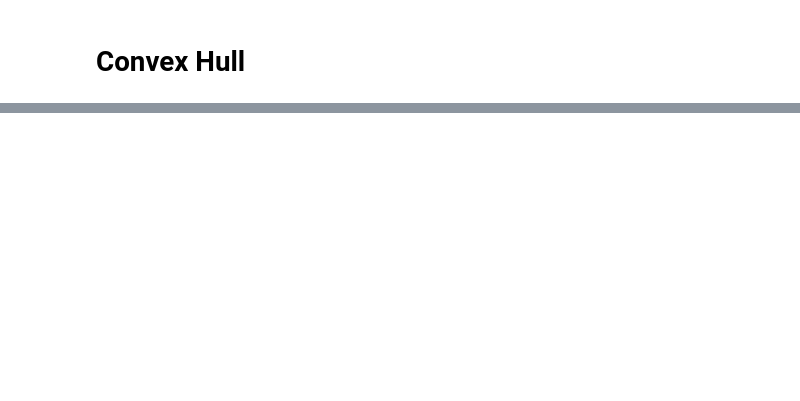
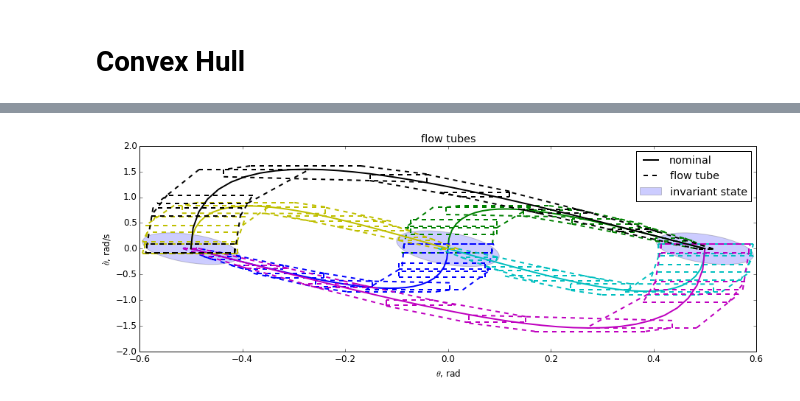
Before and after one commit to jgoppert/control-systems, a Jupyter notebook: LMI Reach.ipynb, the cells around one changed output, grey strips where cells are left out. Cells and saved outputs as stored; diff of their text form; code cells hidden in the pictures; blank space fills up the shorter version.

```diff
--- a/LMI Reach.ipynb
+++ b/LMI Reach.ipynb
@@ -120,2 +132,0 @@ def solve_bounded_disturbance(sys):
-# %%
-sdp, P, alpha_opt, gamma = solve_bounded_disturbance(sys[0:2,0])
@@ -241,0 +266,5 @@ for flow_tube in flow_tubes:
+# %%
+def design_lqr(sys):
+    K, S, E = control.lqr(sys.A,sys.B[:,0],diag([1, 1]), np.eye(1))
+    closed_loop_lqr = sys[:,0].feedback(K)
+    return closed_loop_lqr, K
@@ -241,0 +357,36 @@ for flow_tube in flow_tubes:
+# %%
+def create_ellipse(mode):
+    P = mode['P']
+    beta = mode['beta']
+    x_t = mode['x_t']
+    lam, v = eig(P)
+    height = sqrt(lam[0])*2*beta
+    width = sqrt(lam[1])*2*beta
+    angle = rad2deg(np.arccos(v[0, 0]))
+    return Ellipse(xy=x_t, width=width, height=height, angle=angle, alpha=0.2)
+# %%
+figure(figsize(15,5))
+ax = subplot(111)
+h_e = ax.add_artist(create_ellipse(mode_fwd))
+ax.add_artist(create_ellipse(mode_bwd))
+ax.add_artist(create_ellipse(mode_stop))
+
+color_cycle = itertools.cycle(['g', 'b', 'c', 'm', 'y', 'k'])
+for flow_tube, nom in zip(flow_tubes, nom_traj):
+    color = next(color_cycle)
+    h_nom = ax.plot(nom[:,0], nom[:,1], color=color, linestyle='-')
+    for ch in flow_tube:
+        for facet in ch.facets:
+            h_ch = ax.plot(ch.points[facet][:,0], ch.points[facet][:,1], color=color, linestyle='--')
+
+title('flow tubes')
+xlabel('$\\theta$, rad')
+ylabel('$\dot{\\theta}$, rad/s')
+theta = linspace(-1,1)
+a = axis()
+#plot(theta, theta*K[0,1]/K[0,0] + 2, 'r-*')
+#h_bound = plot(theta, theta*K[0,1]/K[0,0] - 2, 'r-*')
+#axis([-d*1.5, d*1.5, -2, 2])
+legend([h_nom[0], h_ch[0], h_e], ['nominal', 'flow tube', 'invariant state'], loc='best');
+# %% [output]
+[figure, added]
```
Also changed, not shown: parts of 15 cells of this notebook, 1 other file.
